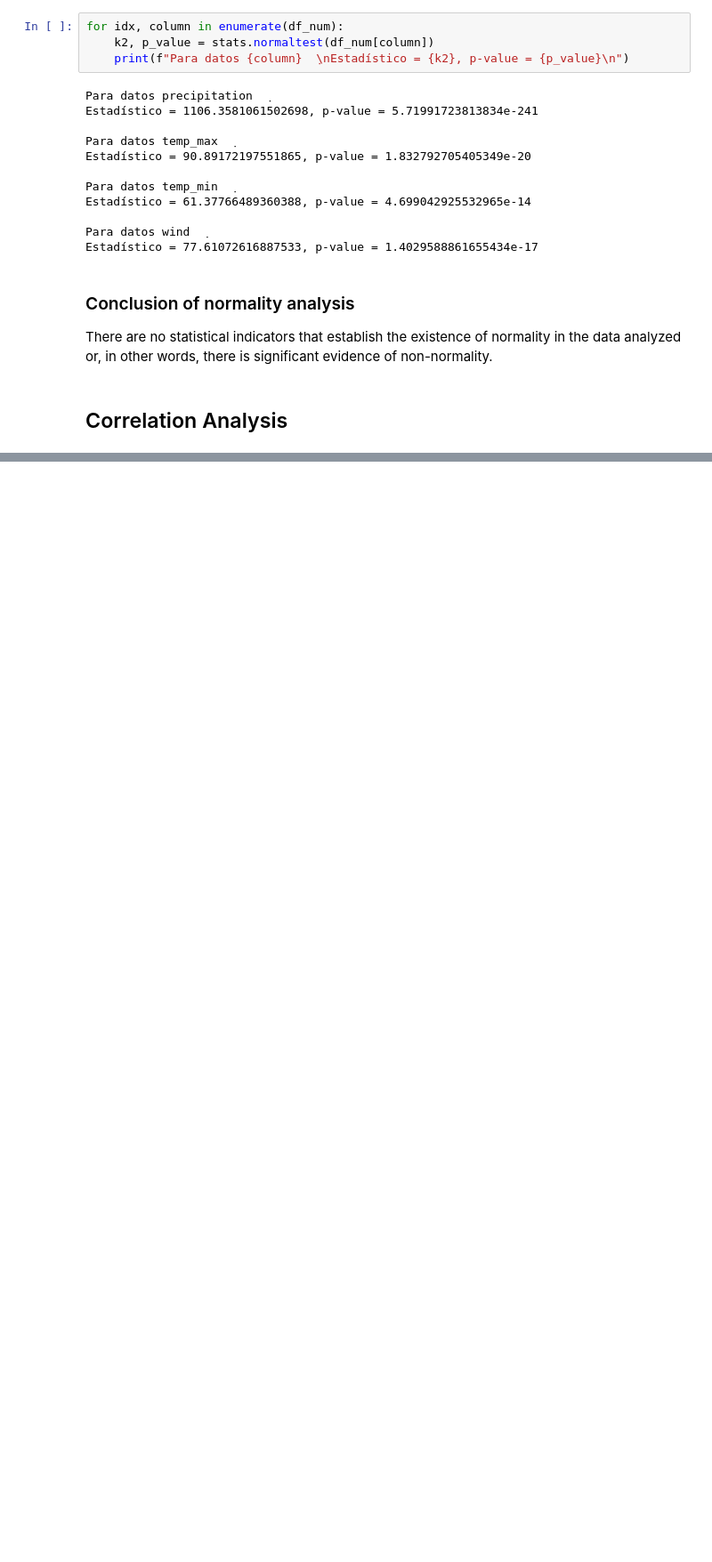
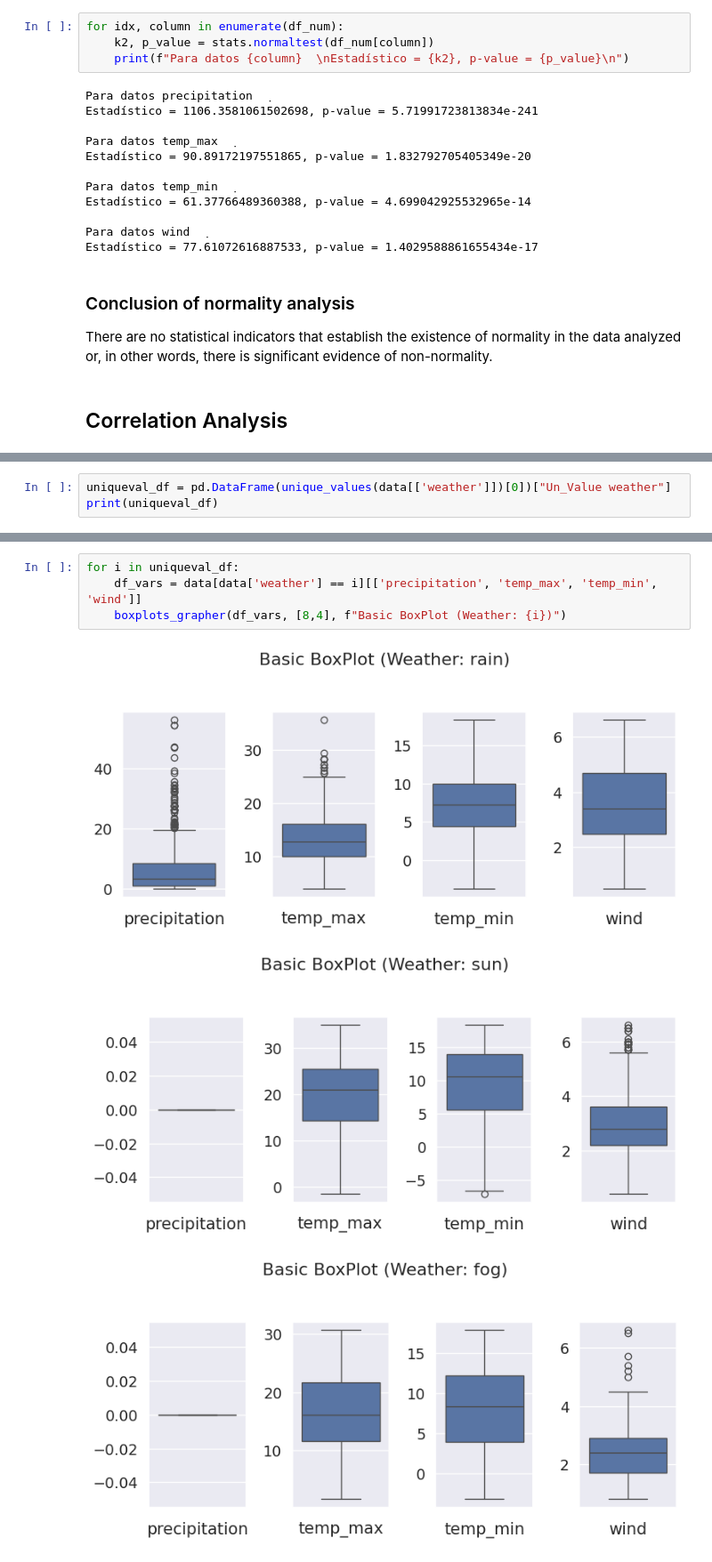
Before and after one commit to Luitz1/Projects, a Jupyter notebook: Data Analyst Projects/3_Climate_Analysis/climate_seattle/notebooks/03_statistical_analysis.ipynb, the cells around one changed output, grey strips where cells are left out. Shown at 89% size. Cells and saved outputs as stored; diff of their text form; blank space fills up the shorter version.

```diff
--- a/Data Analyst Projects/3_Climate_Analysis/climate_seattle/notebooks/03_statistical_analysis.ipynb
+++ b/Data Analyst Projects/3_Climate_Analysis/climate_seattle/notebooks/03_statistical_analysis.ipynb
@@ -161,0 +164,3 @@ Prox
+# %%
+uniqueval_df = pd.DataFrame(unique_values(data[['weather']])[0])["Un_Value weather"]
+print(uniqueval_df)
@@ -161,0 +174,8 @@ Prox
+# %%
+for i in uniqueval_df:
+    df_vars = data[data['weather'] == i][['precipitation', 'temp_max', 'temp_min', 'wind']]
+    boxplots_grapher(df_vars, [8,4], f"Basic BoxPlot (Weather: {i})")
+# %% [output]
+[figure, added]
+[figure, added]
+[figure, added]
```
Also changed, not shown: parts of 10 cells of this notebook, 2 other files.
